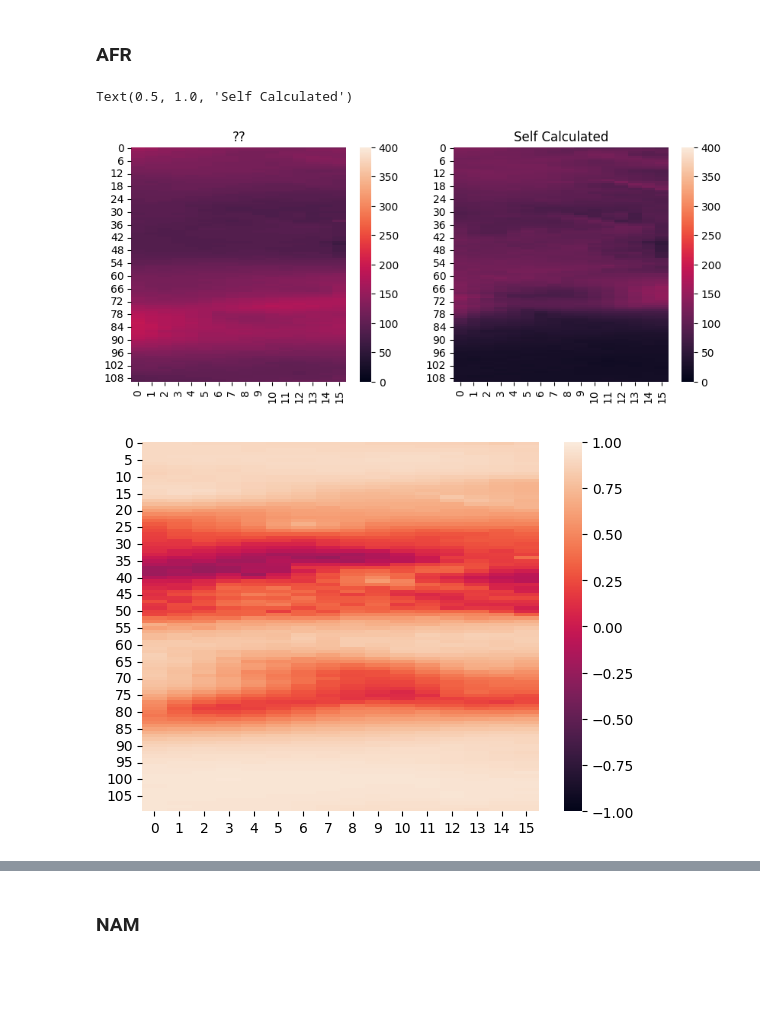
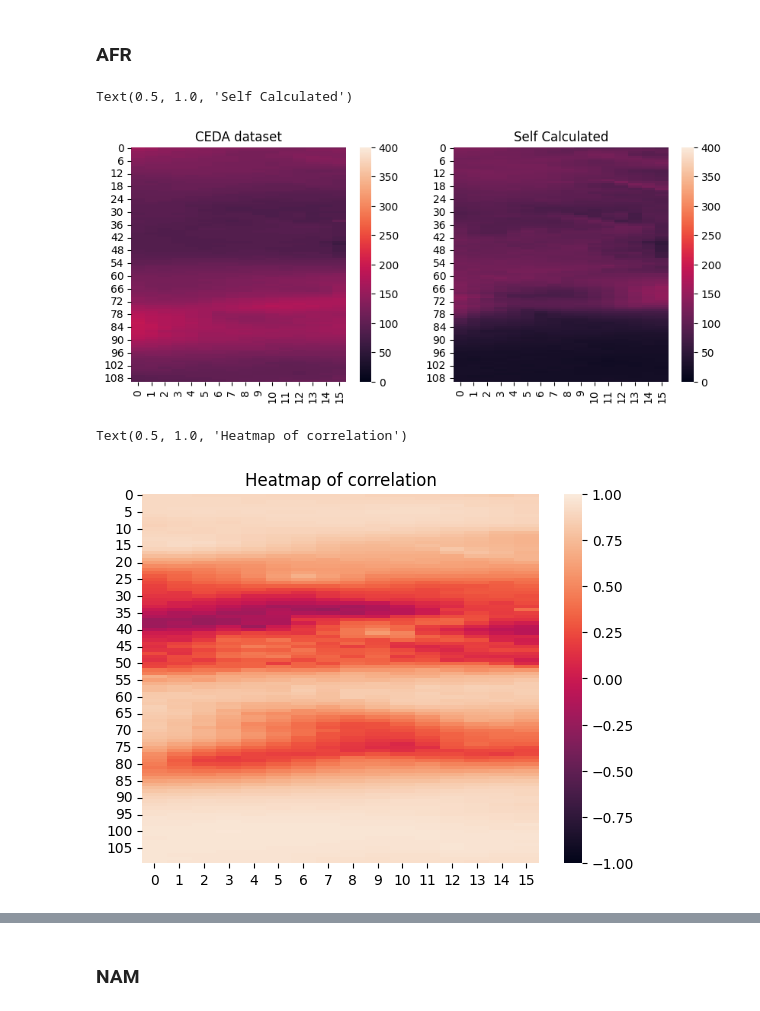
Before and after one commit to jogeanmcf/SPEI, a Jupyter notebook: validation.ipynb, the cells around one changed output, grey strips where cells are left out. Cells and saved outputs as stored; diff of their text form; code cells hidden in the pictures; blank space fills up the shorter version.

```diff
--- a/validation.ipynb
+++ b/validation.ipynb
@@ -49,20 +49,22 @@ fig, ax = plt.subplots(1,2, figsize = (10,4))
 month_index = 13
 sns.heatmap(month_range[month_index]*pet_AFR[month_index], vmin=0, vmax=400, ax=ax[0])
 sns.heatmap(pet_AFR_c[month_index], vmin=0, vmax=400, ax=ax[1])
-ax[0].set_title('??')
+ax[0].set_title('CEDA dataset')
 ax[1].set_title('Self Calculated')
 # %% [output]
 Text(0.5, 1.0, 'Self Calculated')
-[figure, old version]
+[figure, new version]
 # %%
 corrcoef = np.ones((pet_AFR.shape[1],pet_AFR.shape[2]))*np.nan
 
 for i in range(pet_AFR.shape[1]):
     for j in range(pet_AFR.shape[2]):
         corrcoef[i,j] = np.corrcoef(*get_it_right(pet_AFR_c[:,i,j], month_range*pet_AFR[:, i,j]))[0,1]
 
 ax = sns.heatmap(corrcoef, vmax=1, vmin=-1)
+ax.set_title('Heatmap of correlation')
 # %% [output]
+Text(0.5, 1.0, 'Heatmap of correlation')
-[figure, old version]
+[figure, new version]
 # %%
 lat_index, lon_index = 90, 10
```
Also changed, not shown: parts of 8 cells of this notebook.
